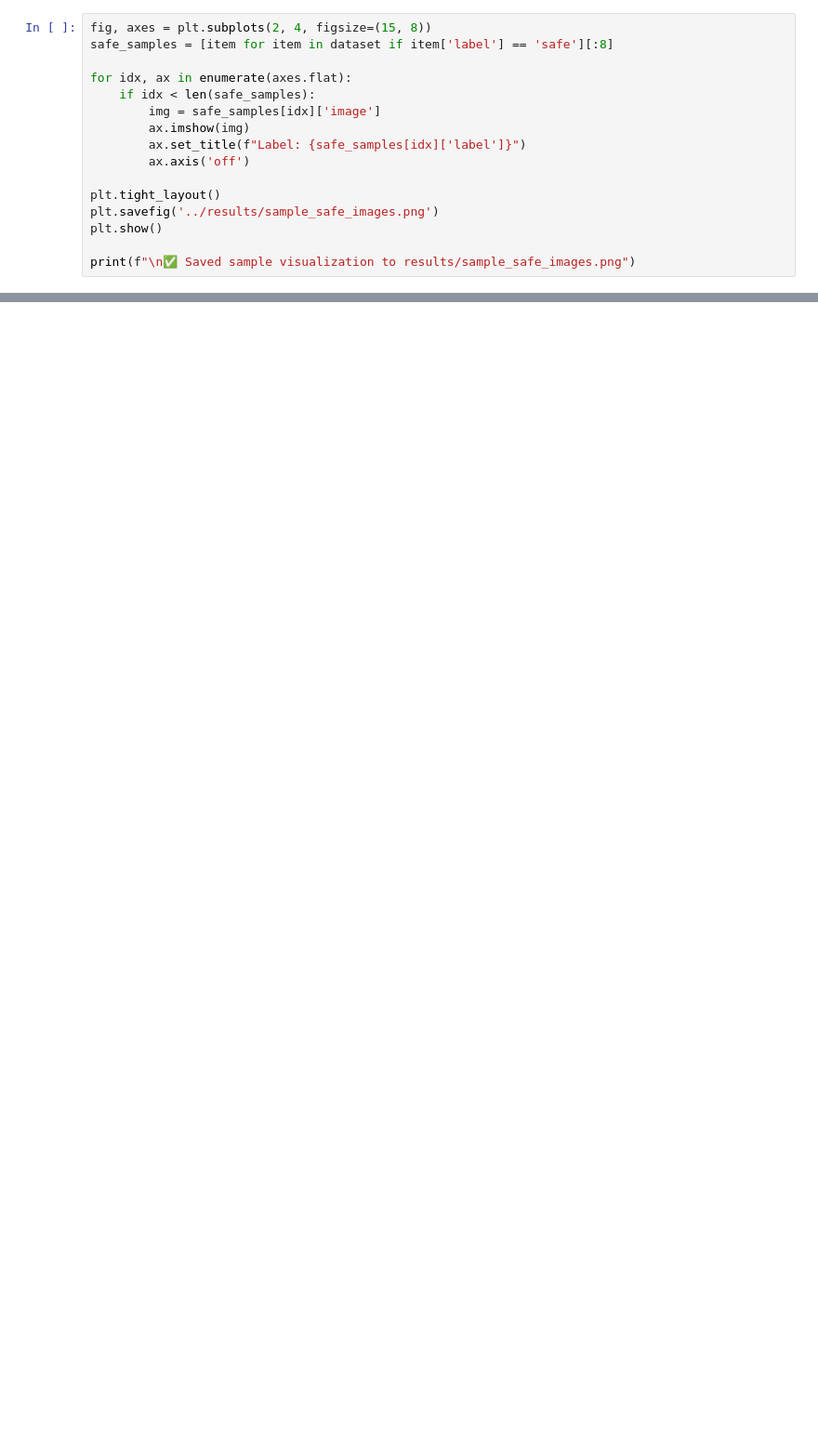
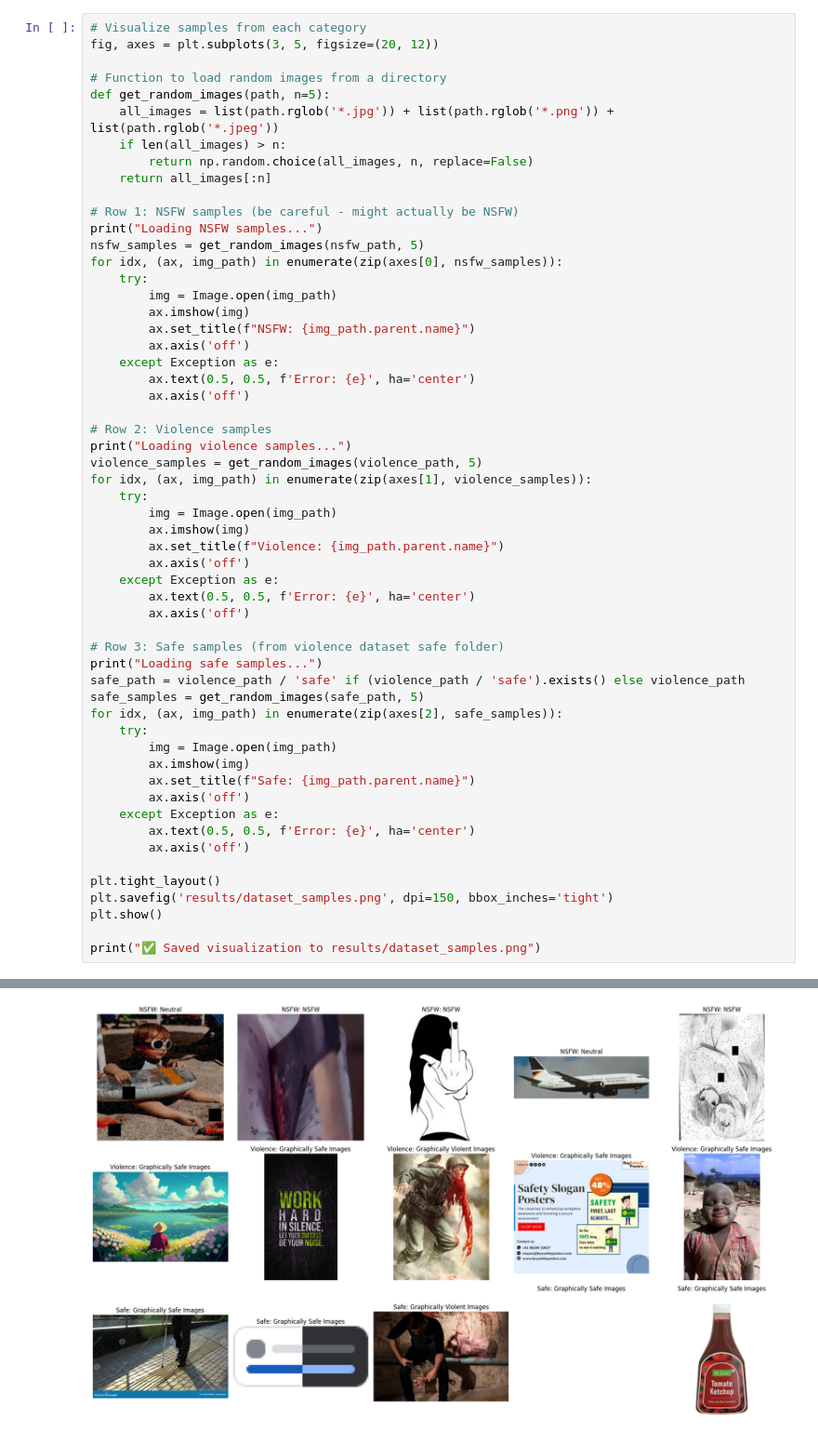
Before and after one commit to Msundara19/safeguard--your-content-moderator, a Jupyter notebook: notebooks/01_dataset_exploration.ipynb, the cells around one changed output, grey strips where cells are left out. Shown at 93% size. Drawn from its saved outputs; the diff is of its cells as text; blank space fills up the shorter version.

```diff
--- a/notebooks/01_dataset_exploration.ipynb
+++ b/notebooks/01_dataset_exploration.ipynb
@@ -25,16 +79,57 @@ for label, count in label_counts.items():
 # %%
-fig, axes = plt.subplots(2, 4, figsize=(15, 8))
-safe_samples = [item for item in dataset if item['label'] == 'safe'][:8]
+# Visualize samples from each category
+fig, axes = plt.subplots(3, 5, figsize=(20, 12))
 
-for idx, ax in enumerate(axes.flat):
-    if idx < len(safe_samples):
-        img = safe_samples[idx]['image']
+# Function to load random images from a directory
+def get_random_images(path, n=5):
+    all_images = list(path.rglob('*.jpg')) + list(path.rglob('*.png')) + list(path.rglob('*.jpeg'))
+    if len(all_images) > n:
+        return np.random.choice(all_images, n, replace=False)
+    return all_images[:n]
+
+# Row 1: NSFW samples (be careful - might actually be NSFW)
+print("Loading NSFW samples...")
+nsfw_samples = get_random_images(nsfw_path, 5)
+for idx, (ax, img_path) in enumerate(zip(axes[0], nsfw_samples)):
+    try:
+        img = Image.open(img_path)
         ax.imshow(img)
-        ax.set_title(f"Label: {safe_samples[idx]['label']}")
+        ax.set_title(f"NSFW: {img_path.parent.name}")
+        ax.axis('off')
+    except Exception as e:
+        ax.text(0.5, 0.5, f'Error: {e}', ha='center')
+        ax.axis('off')
+
+# Row 2: Violence samples
+print("Loading violence samples...")
+violence_samples = get_random_images(violence_path, 5)
+for idx, (ax, img_path) in enumerate(zip(axes[1], violence_samples)):
+    try:
+        img = Image.open(img_path)
+        ax.imshow(img)
+        ax.set_title(f"Violence: {img_path.parent.name}")
+        ax.axis('off')
+    except Exception as e:
+        ax.text(0.5, 0.5, f'Error: {e}', ha='center')
+        ax.axis('off')
+
+# Row 3: Safe samples (from violence dataset safe folder)
+print("Loading safe samples...")
+safe_path = violence_path / 'safe' if (violence_path / 'safe').exists() else violence_path
+safe_samples = get_random_images(safe_path, 5)
+for idx, (ax, img_path) in enumerate(zip(axes[2], safe_samples)):
+    try:
+        img = Image.open(img_path)
+        ax.imshow(img)
+        ax.set_title(f"Safe: {img_path.parent.name}")
+        ax.axis('off')
+    except Exception as e:
+        ax.text(0.5, 0.5, f'Error: {e}', ha='center')
         ax.axis('off')
 
 plt.tight_layout()
-plt.savefig('../results/sample_safe_images.png')
+plt.savefig('results/dataset_samples.png', dpi=150, bbox_inches='tight')
 plt.show()
 
-print(f"\n✅ Saved sample visualization to results/sample_safe_images.png")
+print("✅ Saved visualization to results/dataset_samples.png")
+# %% [output]
@@ -40,0 +140 @@ print(f"\n✅ Saved sample visualization to results/sample_safe_images.png")
+[figure, added]
```
Also changed, not shown: parts of 4 cells of this notebook, 13 other files.
